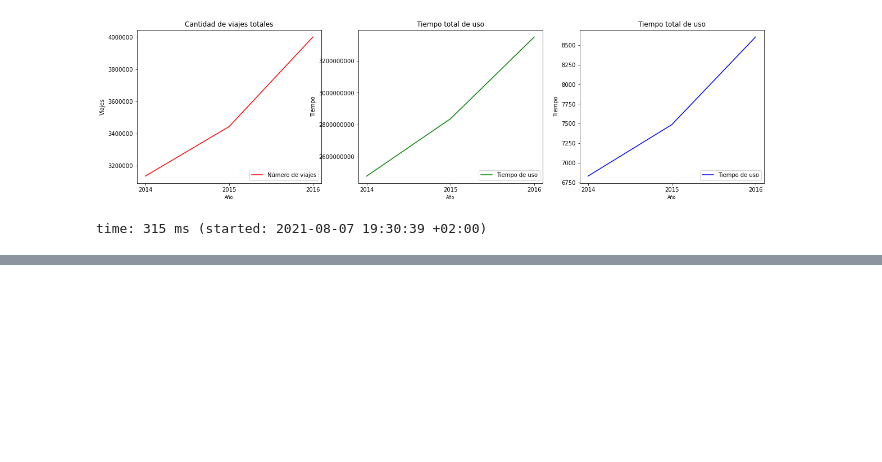
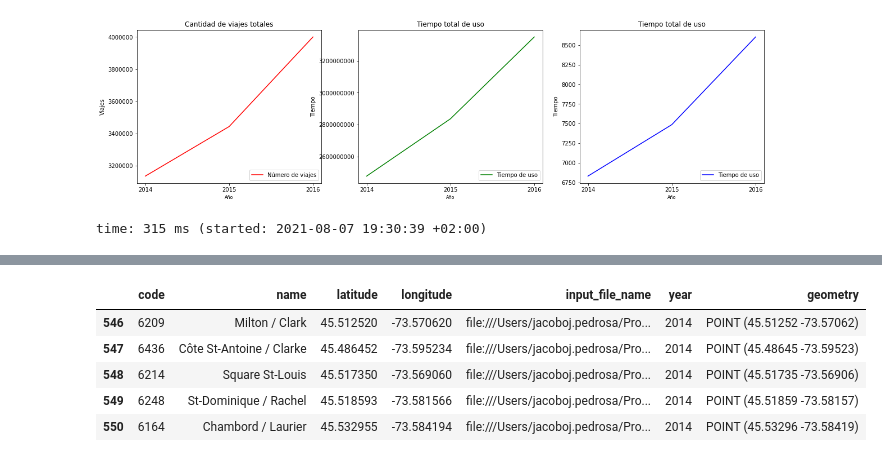
Before and after one commit to jacobojpedrosa/bixi-data_analysis, a Jupyter notebook: metyis_challenge.ipynb, the cells around one changed output, grey strips where cells are left out. Saved outputs shown, nothing was run; the diff lists cells and outputs as text; code cells hidden in the pictures; blank space fills up the shorter version.

```diff
--- a/metyis_challenge.ipynb
+++ b/metyis_challenge.ipynb
@@ -373,0 +438,7 @@ time: 315 ms (started: 2021-08-07 19:30:39 +02:00)
+# %%
+def get_year_from_path(path):
+    splits = path.split('/')
+    return splits[-1].split('_')[1].split('.')[0]
+
+bixi_stations_yearDF['year'] = bixi_stations_yearDF.apply(lambda r: get_year_from_path(r['input_file_name']), axis=1)
+bixi_stations_yearDF.head()
@@ -373,0 +453,3 @@ time: 315 ms (started: 2021-08-07 19:30:39 +02:00)
+# %%
+bixi_stations_yearDF['latitude'] = bixi_stations_yearDF.latitude.astype("double")
+bixi_stations_yearDF['longitude'] = bixi_stations_yearDF.longitude.astype("double")
@@ -373,0 +458,3 @@ time: 315 ms (started: 2021-08-07 19:30:39 +02:00)
+# %%
+stations_2014 = bixi_stations_yearDF[bixi_stations_yearDF['year']=='2014']
+points_2014 = zip(stations_2014['latitude'], stations_2014['longitude'])
@@ -373,0 +512,2 @@ time: 315 ms (started: 2021-08-07 19:30:39 +02:00)
+# %%
+geometry_2014 = [Point(xy) for xy in zip(stations_2014['latitude'], stations_2014)]
@@ -373,0 +523,12 @@ time: 315 ms (started: 2021-08-07 19:30:39 +02:00)
+# %%
+import geopandas as gpd
+crs = 'epsg:4326'
+geo_2014_df = gpd.GeoDataFrame(stations_2014, crs = crs, geometry = geometry_2014)
+geo_2014_df.head()
+# %% [output]
+|  | code | name | latitude | longitude | input_file_name | year | geometry |
+| 546 | 6209 | Milton / Clark | 45.512520 | -73.570620 | file:///Users/jacoboj.pedrosa/Pro... | 2014 | POINT (45.51252 -73.57062) |
+| 547 | 6436 | Côte St-Antoine / Clarke | 45.486452 | -73.595234 | file:///Users/jacoboj.pedrosa/Pro... | 2014 | POINT (45.48645 -73.59523) |
+| 548 | 6214 | Square St-Louis | 45.517350 | -73.569060 | file:///Users/jacoboj.pedrosa/Pro... | 2014 | POINT (45.51735 -73.56906) |
+| 549 | 6248 | St-Dominique / Rachel | 45.518593 | -73.581566 | file:///Users/jacoboj.pedrosa/Pro... | 2014 | POINT (45.51859 -73.58157) |
+| 550 | 6164 | Chambord / Laurier | 45.532955 | -73.584194 | file:///Users/jacoboj.pedrosa/Pro... | 2014 | POINT (45.53296 -73.58419) |
```
Also changed, not shown: parts of 29 cells of this notebook.
